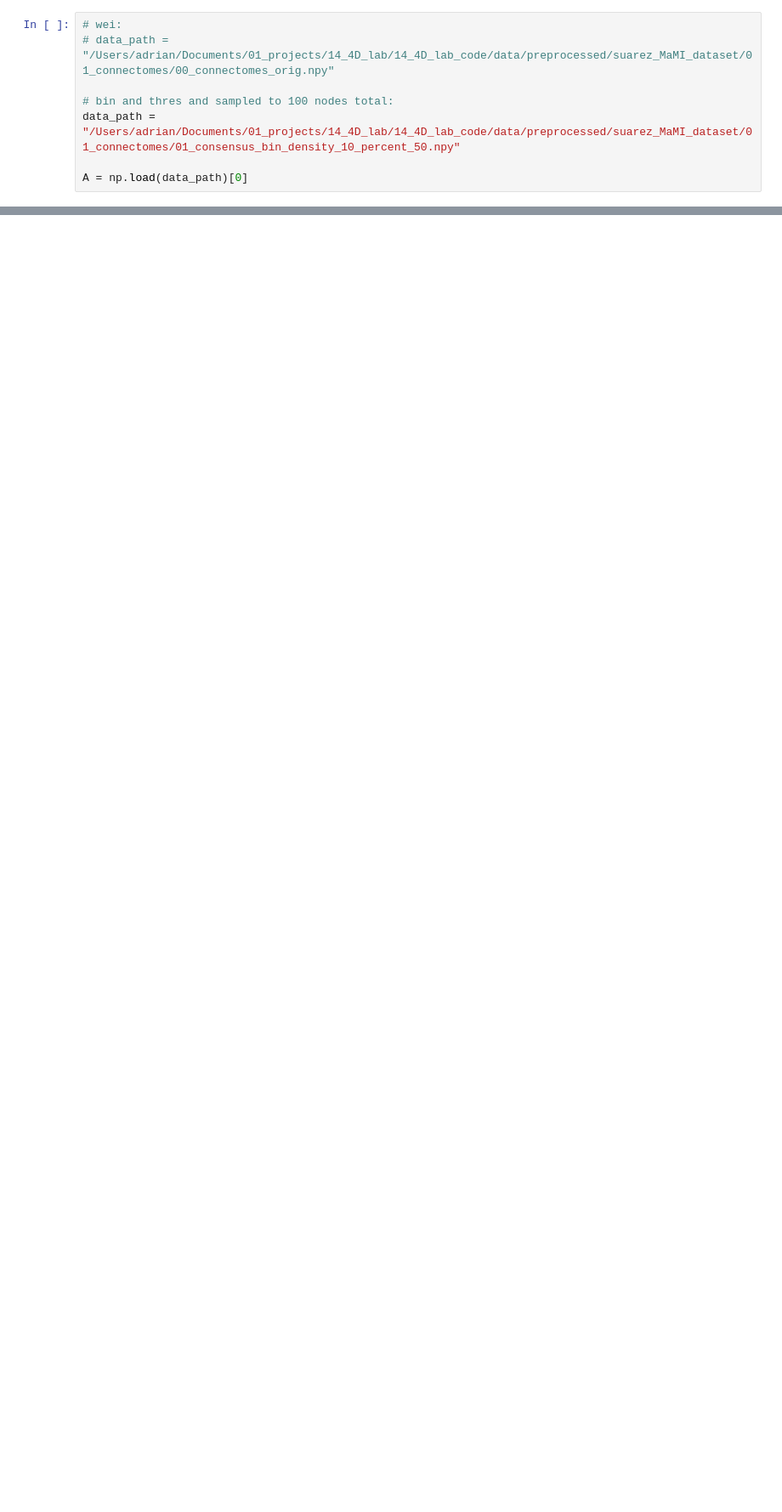
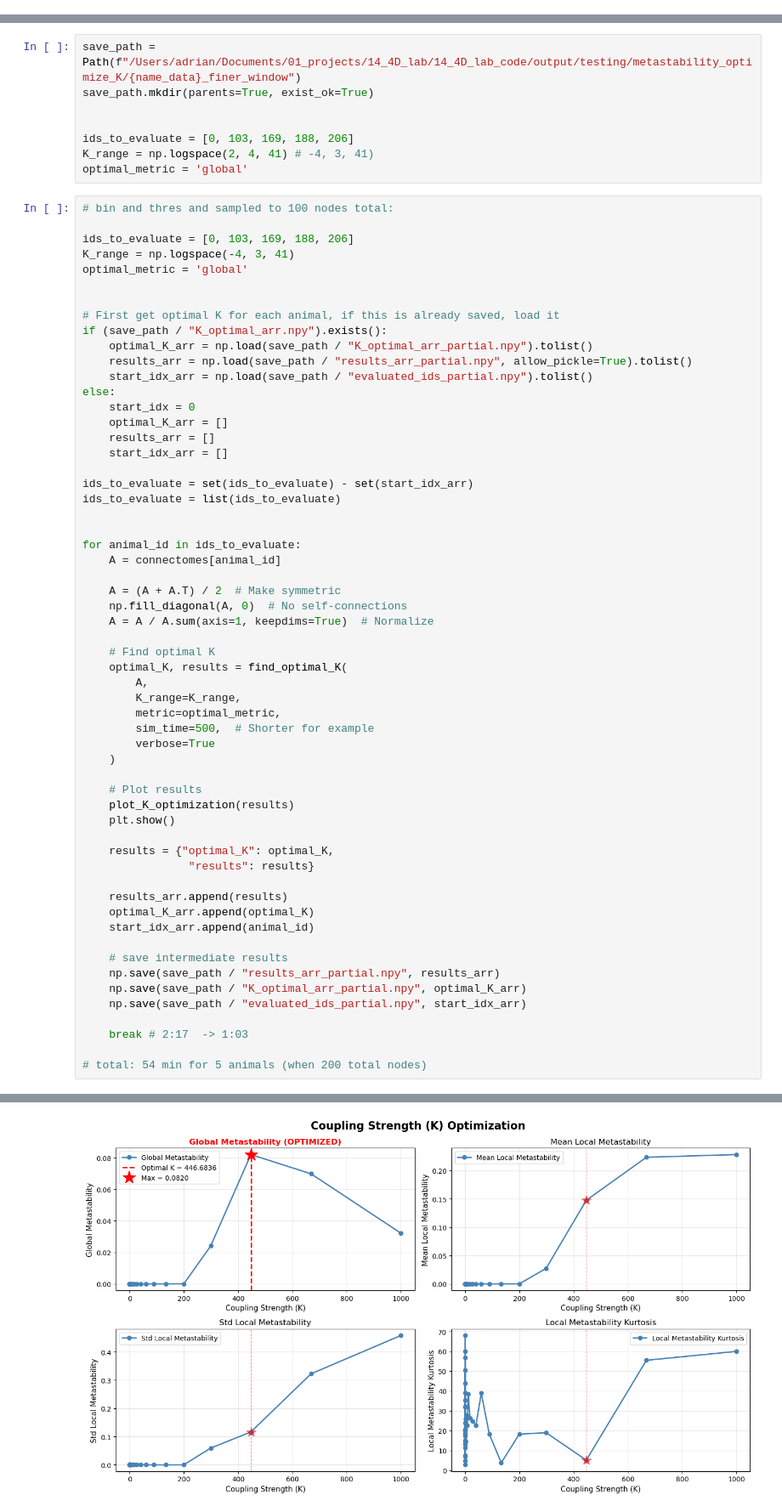
Before and after one commit to ad045/simba, a Jupyter notebook: src/analysis/calculate_metastability_optimize_K.ipynb, the cells around one changed output, grey strips where cells are left out. Shown at 85% size. Cells and saved outputs as stored; diff of their text form; blank space fills up the shorter version.

```diff
--- a/src/analysis/calculate_metastability_optimize_K.ipynb
+++ b/src/analysis/calculate_metastability_optimize_K.ipynb
@@ -12,8 +16,0 @@ from src.analysis.calculate_metastability_optimize_K import find_optimal_K, plot
-# %%
-# wei:
-# data_path = "/Users/adrian/Documents/01_projects/14_4D_lab/14_4D_lab_code/data/preprocessed/suarez_MaMI_dataset/01_connectomes/00_connectomes_orig.npy"
-
-# bin and thres and sampled to 100 nodes total:
-data_path = "/Users/adrian/Documents/01_projects/14_4D_lab/14_4D_lab_code/data/preprocessed/suarez_MaMI_dataset/01_connectomes/01_consensus_bin_density_10_percent_50.npy"
-
-A = np.load(data_path)[0]
@@ -19,0 +66,67 @@ A = np.load(data_path)[0]
+# %%
+save_path = Path(f"/Users/adrian/Documents/01_projects/14_4D_lab/14_4D_lab_code/output/testing/metastability_optimize_K/{name_data}_finer_window")
+save_path.mkdir(parents=True, exist_ok=True)
+
+
+ids_to_evaluate = [0, 103, 169, 188, 206]
+K_range = np.logspace(2, 4, 41) # -4, 3, 41)
+optimal_metric = 'global'
+# %%
+# bin and thres and sampled to 100 nodes total:
+
+ids_to_evaluate = [0, 103, 169, 188, 206]
+K_range = np.logspace(-4, 3, 41)
+optimal_metric = 'global'
+
+
+# First get optimal K for each animal, if this is already saved, load it
+if (save_path / "K_optimal_arr.npy").exists():
+    optimal_K_arr = np.load(save_path / "K_optimal_arr_partial.npy").tolist()
+    results_arr = np.load(save_path / "results_arr_partial.npy", allow_pickle=True).tolist()
+    start_idx_arr = np.load(save_path / "evaluated_ids_partial.npy").tolist()
+else:
+    start_idx = 0
+    optimal_K_arr = []
+    results_arr = []
+    start_idx_arr = []
+
+ids_to_evaluate = set(ids_to_evaluate) - set(start_idx_arr)
+ids_to_evaluate = list(ids_to_evaluate)
+
+
+for animal_id in ids_to_evaluate:
+    A = connectomes[animal_id]
+
+    A = (A + A.T) / 2  # Make symmetric
+    np.fill_diagonal(A, 0)  # No self-connections
+    A = A / A.sum(axis=1, keepdims=True)  # Normalize
+
+    # Find optimal K
+    optimal_K, results = find_optimal_K(
+        A,
+        K_range=K_range,
+        metric=optimal_metric,
+        sim_time=500,  # Shorter for example
+        verbose=True
+    )
+
+    # Plot results
+    plot_K_optimization(results)
+    plt.show()
+
+    results = {"optimal_K": optimal_K,
+                "results": results}
+
+    results_arr.append(results)
+    optimal_K_arr.append(optimal_K)
+    start_idx_arr.append(animal_id)
+
+    # save intermediate results
+    np.save(save_path / "results_arr_partial.npy", results_arr)
+    np.save(save_path / "K_optimal_arr_partial.npy", optimal_K_arr)
+    np.save(save_path / "evaluated_ids_partial.npy", start_idx_arr)
+
+    break # 2:17  -> 1:03
+
+# total: 54 min for 5 animals (when 200 total nodes)
+# %% [output]
@@ -19,0 +142 @@ A = np.load(data_path)[0]
+[figure, added]
```
Also changed, not shown: parts of 15 cells of this notebook, 4 other files.
